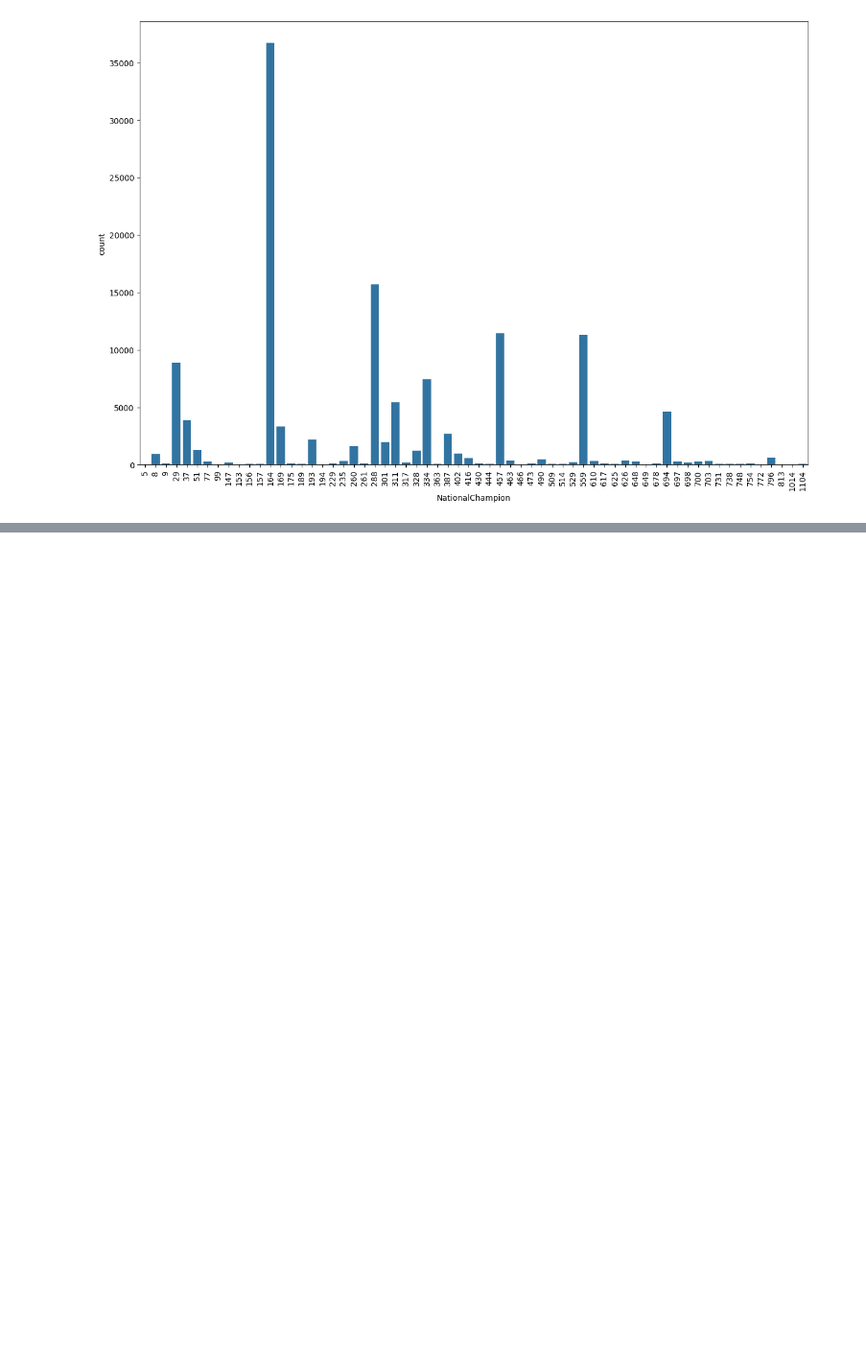
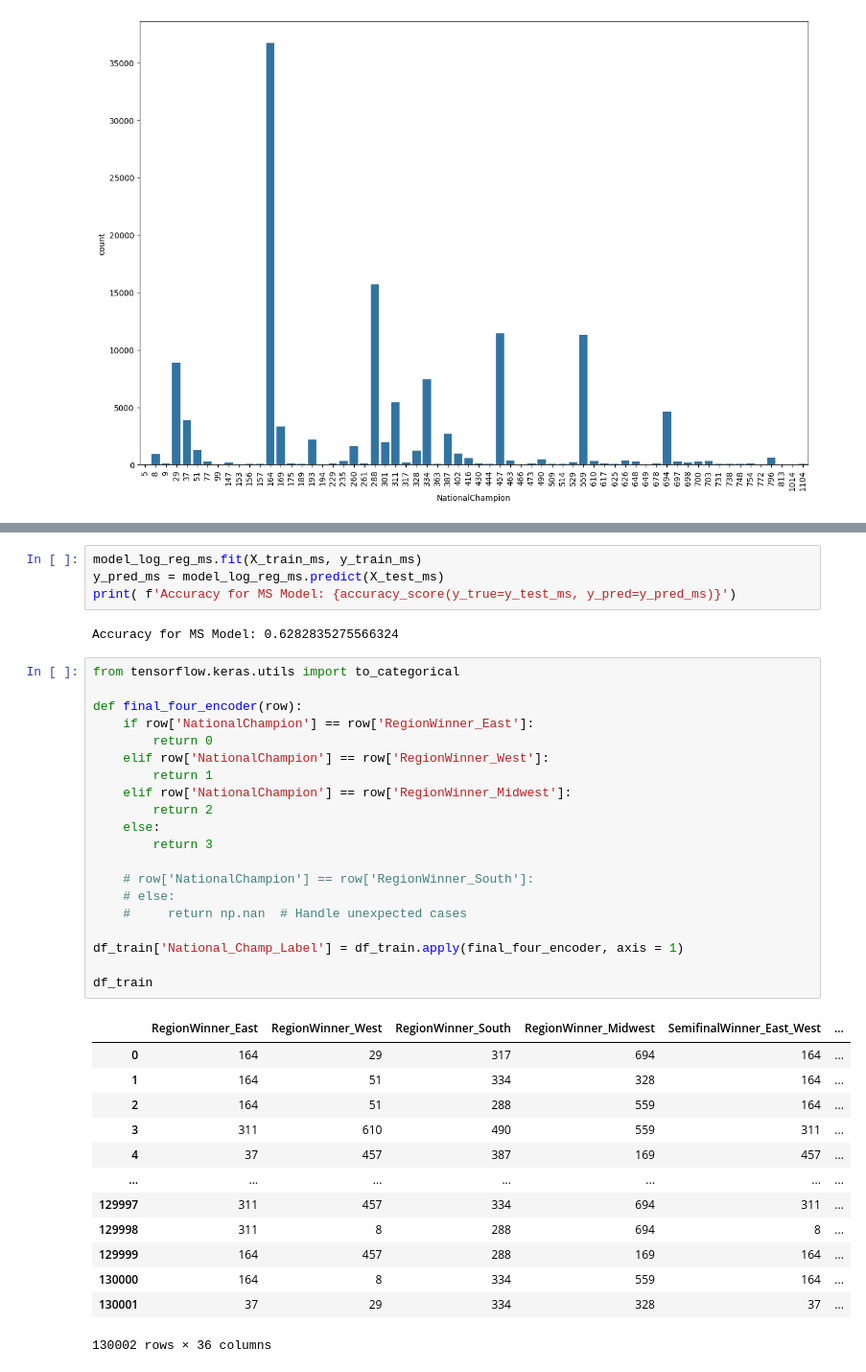
Before and after one commit to LittleMac24/ccac-competion, a Jupyter notebook: eda.ipynb, the cells around one changed output, grey strips where cells are left out. Shown at 96% size. Drawn from its saved outputs; the diff is of its cells as text; blank space fills up the shorter version.

```diff
--- a/eda.ipynb
+++ b/eda.ipynb
@@ -1735,0 +1645,40 @@ Mapped predictions saved to predictions_joint_mapped.csv ✅
+# %%
+model_log_reg_ms.fit(X_train_ms, y_train_ms)
+y_pred_ms = model_log_reg_ms.predict(X_test_ms)
+print( f'Accuracy for MS Model: {accuracy_score(y_true=y_test_ms, y_pred=y_pred_ms)}')
+# %% [output]
+Accuracy for MS Model: 0.6282835275566324
+# %%
+from tensorflow.keras.utils import to_categorical
+
+def final_four_encoder(row):
+    if row['NationalChampion'] == row['RegionWinner_East']:
+        return 0
+    elif row['NationalChampion'] == row['RegionWinner_West']:
+        return 1
+    elif row['NationalChampion'] == row['RegionWinner_Midwest']:
+        return 2
+    else:
+        return 3
+
+    # row['NationalChampion'] == row['RegionWinner_South']:
+    # else:
+    #     return np.nan  # Handle unexpected cases
+
+df_train['National_Champ_Label'] = df_train.apply(final_four_encoder, axis = 1)
+
+df_train
+# %% [output]
+|  | RegionWinner_East | RegionWinner_West | RegionWinner_South | RegionWinner_Midwest | SemifinalWinner_East_West | ... |
+| 0 | 164 | 29 | 317 | 694 | 164 | ... |
+| 1 | 164 | 51 | 334 | 328 | 164 | ... |
+| 2 | 164 | 51 | 288 | 559 | 164 | ... |
+| 3 | 311 | 610 | 490 | 559 | 311 | ... |
+| 4 | 37 | 457 | 387 | 169 | 457 | ... |
+| ... | ... | ... | ... | ... | ... | ... |
+| 129997 | 311 | 457 | 334 | 694 | 311 | ... |
+| 129998 | 311 | 8 | 288 | 694 | 8 | ... |
+| 129999 | 164 | 457 | 288 | 169 | 164 | ... |
+| 130000 | 164 | 8 | 334 | 559 | 164 | ... |
+| 130001 | 37 | 29 | 334 | 328 | 37 | ... |
+130002 rows × 36 columns
```
Also changed, not shown: parts of 32 cells of this notebook, 9 other files.
